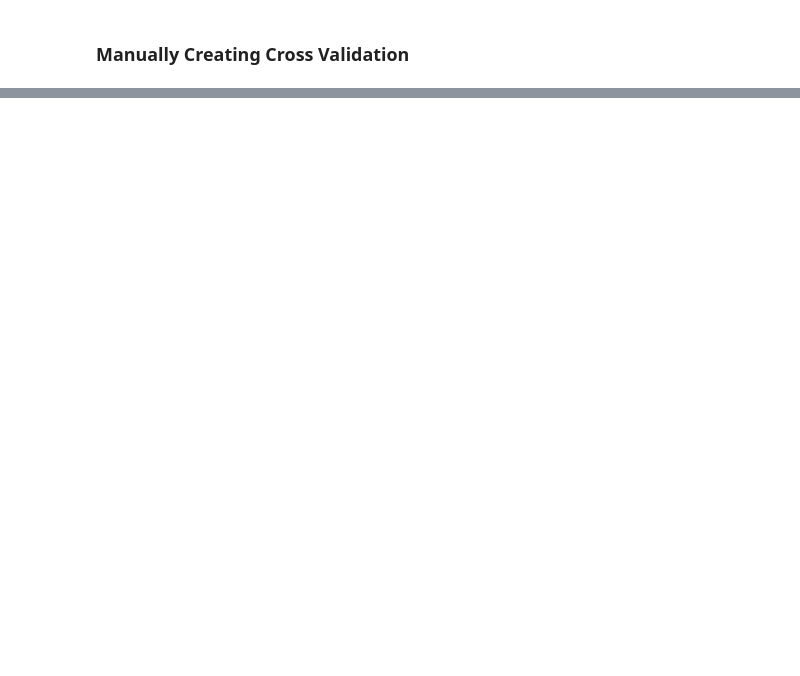
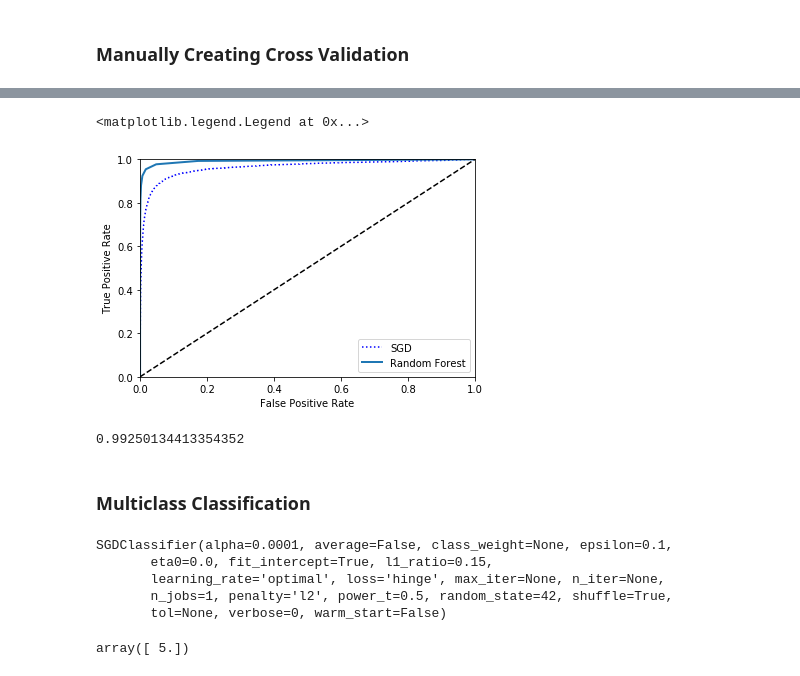
Before and after one commit to fjcamillo/Hands-On-Machine-Learning-with-Scikit-Learn-and-Tensorflow-Notes, a Jupyter notebook: Chapter 3.ipynb, the cells around one changed output, grey strips where cells are left out. Cells and saved outputs as stored; diff of their text form; code cells hidden in the pictures; blank space fills up the shorter version.

```diff
--- a/Chapter 3.ipynb
+++ b/Chapter 3.ipynb
@@ -85,0 +270,33 @@ from sklearn.
+# %%
+forest_clf = RandomForestClassifier(random_state=4)
+# %%
+y_probas_forest = cross_val_predict(forest_clf, X_train, y_train_5, cv=3, method='predict_proba')
+# %%
+y_scores_forest = y_probas_forest[:, 1] # score = proba of positive class
+# %%
+fpr_forest, tpr_forest, throsholds_forest = roc_curve(y_train_5, y_scores_forest)
+# %%
+plt.plot(fpr, tpr, 'b:', label='SGD')
+plot_roc_curve(fpr_forest, tpr_forest, 'Random Forest')
+plt.legend(loc='lower right')
+# %% [output]
+<matplotlib.legend.Legend at 0x...>
+[figure, added]
+# %%
+roc_auc_score(y_train_5, y_scores_forest)
+# %% [output]
+0.99250134413354352
+# %% [markdown]
+### Multiclass Classification
+# %%
+sgd_clf.fit(X_train, y_train)
+# %% [output]
+SGDClassifier(alpha=0.0001, average=False, class_weight=None, epsilon=0.1,
+       eta0=0.0, fit_intercept=True, l1_ratio=0.15,
+       learning_rate='optimal', loss='hinge', max_iter=None, n_iter=None,
+       n_jobs=1, penalty='l2', power_t=0.5, random_state=42, shuffle=True,
+       tol=None, verbose=0, warm_start=False)
+# %%
+sgd_clf.predict([some_digit])
+# %% [output]
+array([ 5.])
```
Also changed, not shown: parts of 88 cells of this notebook, 3 other files.
